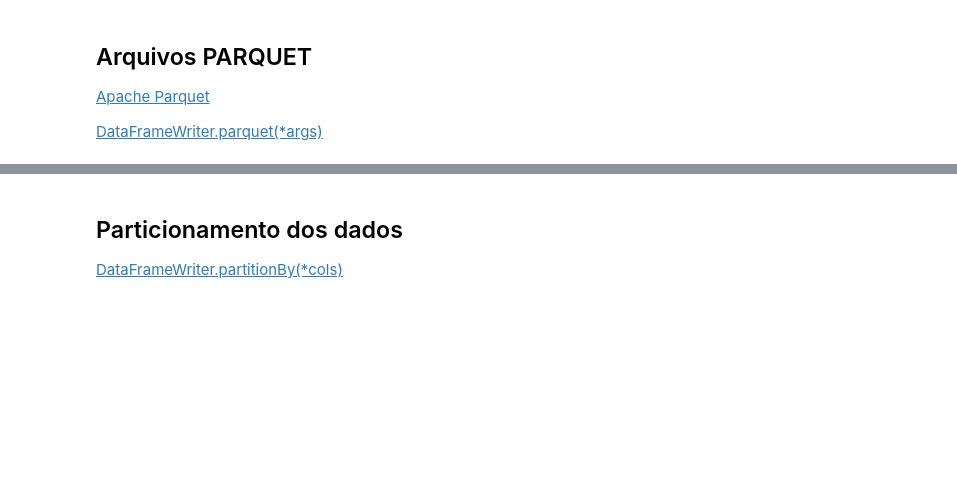
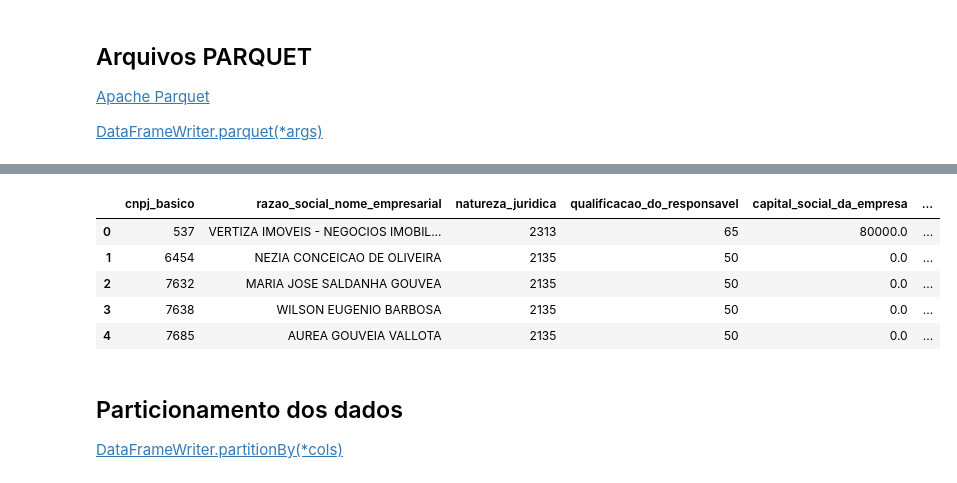
Before and after one commit to ArthurCoutinho15/Spark_Aula01, a Jupyter notebook: src/aula0_projeto_spark.ipynb, the cells around one changed output, grey strips where cells are left out. Saved outputs shown, nothing was run; the diff lists cells and outputs as text; code cells hidden in the pictures; blank space fills up the shorter version.

Commit message:
feat: finaliza curso spark

```diff
--- a/src/aula0_projeto_spark.ipynb
+++ b/src/aula0_projeto_spark.ipynb
@@ -989,3 +1594,13 @@ Para saber mais sobre performance: [Artigo - Spark RDDs vs DataFrames vs SparkSQ
+# %%
+empresas_parquet = spark.read.parquet('/home/arthur/Projetos/Spark_1/data/empresas_parquet')
+empresas_parquet.limit(5).toPandas()
+# %% [output]
+|  | cnpj_basico | razao_social_nome_empresarial | natureza_juridica | qualificacao_do_responsavel | capital_social_da_empresa | ... |
+| 0 | 537 | VERTIZA IMOVEIS - NEGOCIOS IMOBIL... | 2313 | 65 | 80000.0 | ... |
+| 1 | 6454 | NEZIA CONCEICAO DE OLIVEIRA | 2135 | 50 | 0.0 | ... |
+| 2 | 7632 | MARIA JOSE SALDANHA GOUVEA | 2135 | 50 | 0.0 | ... |
+| 3 | 7638 | WILSON EUGENIO BARBOSA | 2135 | 50 | 0.0 | ... |
+| 4 | 7685 | AUREA GOUVEIA VALLOTA | 2135 | 50 | 0.0 | ... |
 # %% [markdown]
 ## Particionamento dos dados
 
```
Also changed, not shown: parts of 47 cells of this notebook.
